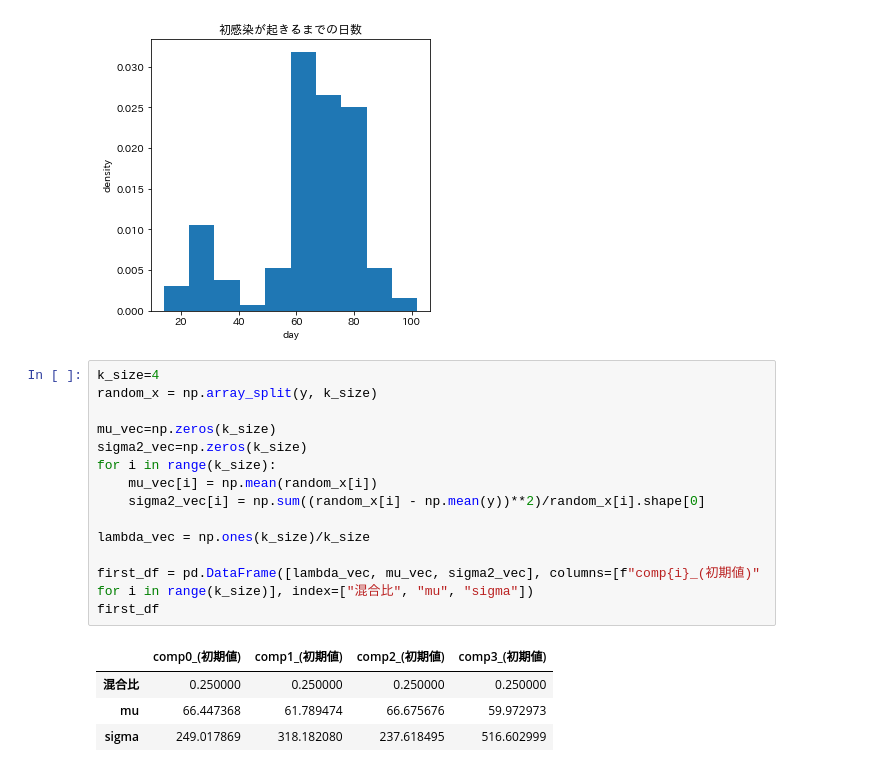
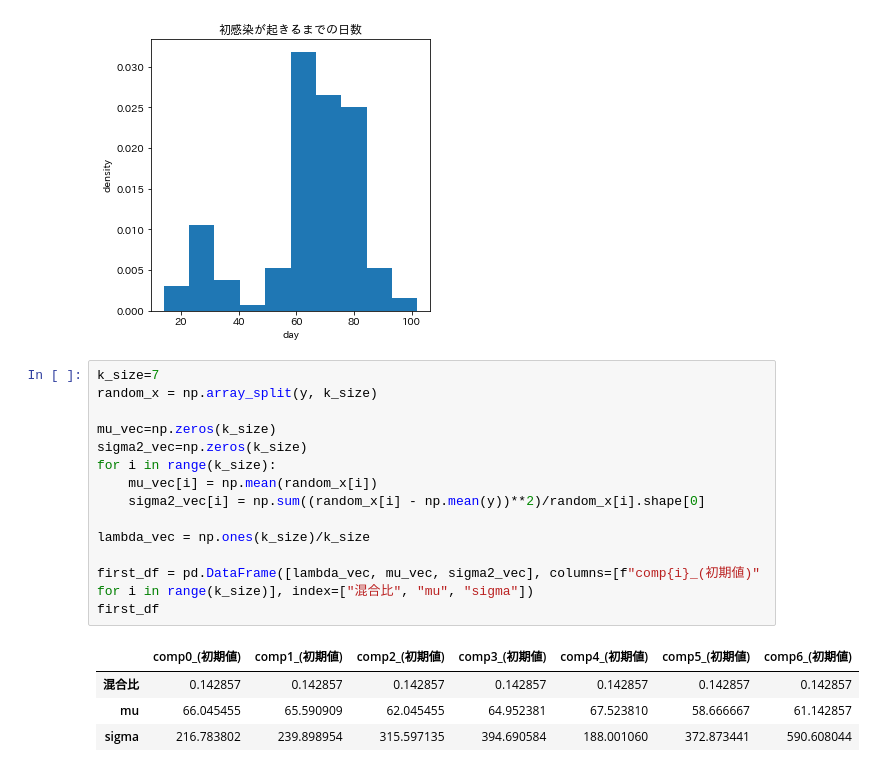
Before and after one commit to nori0724/COVID-19, a Jupyter notebook: notebook/混合分布モデル/分布が離れている場合のG成分1次元混合正規分布のパラメータ推定.ipynb, the cells around one changed output. Drawn from its saved outputs; the diff is of its cells as text.

```diff
--- a/notebook/混合分布モデル/分布が離れている場合のG成分1次元混合正規分布のパラメータ推定.ipynb
+++ b/notebook/混合分布モデル/分布が離れている場合のG成分1次元混合正規分布のパラメータ推定.ipynb
@@ -420,24 +439,24 @@ plt.title("初感染が起きるまでの日数")
 Text(0.5, 1.0, '初感染が起きるまでの日数')
 [figure]
 # %%
-k_size=4
+k_size=7
 random_x = np.array_split(y, k_size)
 
 mu_vec=np.zeros(k_size)
 sigma2_vec=np.zeros(k_size)
 for i in range(k_size):
     mu_vec[i] = np.mean(random_x[i])
     sigma2_vec[i] = np.sum((random_x[i] - np.mean(y))**2)/random_x[i].shape[0]
 
 lambda_vec = np.ones(k_size)/k_size
 
 first_df = pd.DataFrame([lambda_vec, mu_vec, sigma2_vec], columns=[f"comp{i}_(初期値)" for i in range(k_size)], index=["混合比", "mu", "sigma"])
 first_df
 # %% [output]
-|  | comp0_(初期値) | comp1_(初期値) | comp2_(初期値) | comp3_(初期値) |
-| 混合比 | 0.250000 | 0.250000 | 0.250000 | 0.250000 |
-| mu | 66.447368 | 61.789474 | 66.675676 | 59.972973 |
-| sigma | 249.017869 | 318.182080 | 237.618495 | 516.602999 |
+|  | comp0_(初期値) | comp1_(初期値) | comp2_(初期値) | comp3_(初期値) | comp4_(初期値) | comp5_(初期値) | comp6_(初期値) |
+| 混合比 | 0.142857 | 0.142857 | 0.142857 | 0.142857 | 0.142857 | 0.142857 | 0.142857 |
+| mu | 66.045455 | 65.590909 | 62.045455 | 64.952381 | 67.523810 | 58.666667 | 61.142857 |
+| sigma | 216.783802 | 239.898954 | 315.597135 | 394.690584 | 188.001060 | 372.873441 | 590.608044 |
 # %%
 # 1000回繰り返す
 x = sp.linspace(np.min(y), np.max(y), len(y))
```
Also changed, not shown: parts of 7 cells of this notebook, 1 other file.
